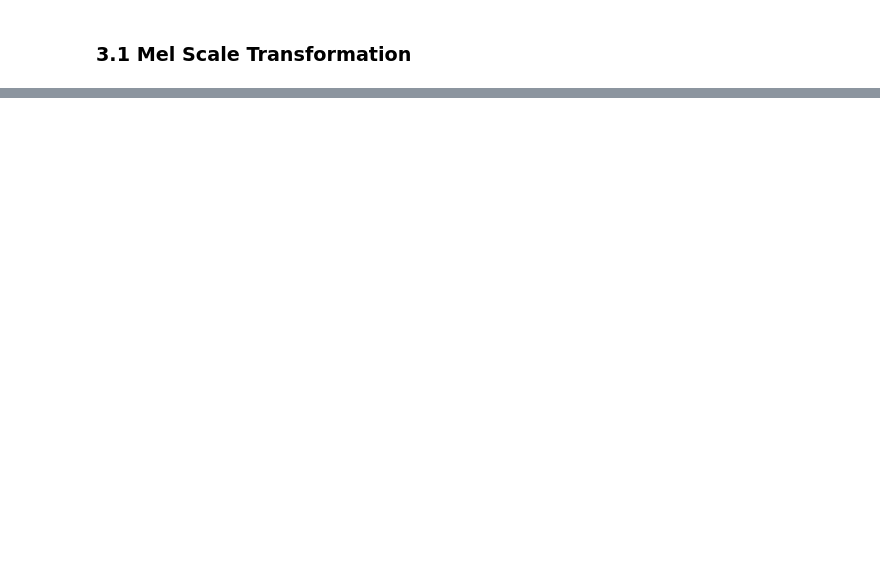
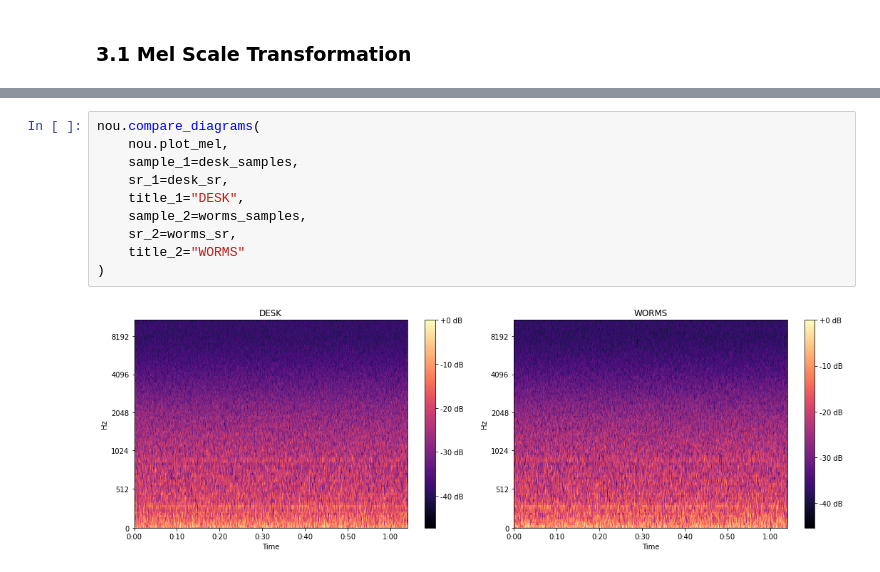
Before and after one commit to lukaschoebel/bed, a Jupyter notebook: notebooks/playground.ipynb, the cells around one changed output, grey strips where cells are left out. Saved outputs shown, nothing was run; the diff lists cells and outputs as text; blank space fills up the shorter version.

```diff
--- a/notebooks/playground.ipynb
+++ b/notebooks/playground.ipynb
@@ -109,0 +157,12 @@ nou.compare_diagrams(
+# %%
+nou.compare_diagrams(
+    nou.plot_mel,
+    sample_1=desk_samples,
+    sr_1=desk_sr,
+    title_1="DESK",
+    sample_2=worms_samples,
+    sr_2=worms_sr,
+    title_2="WORMS"
+)
+# %% [output]
+[figure, added]
```
Also changed, not shown: parts of 9 cells of this notebook, 5 other files.
